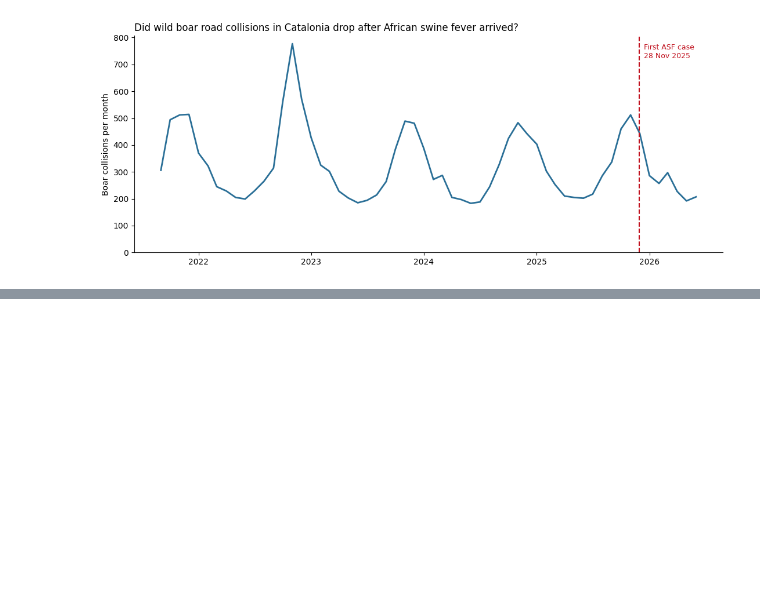
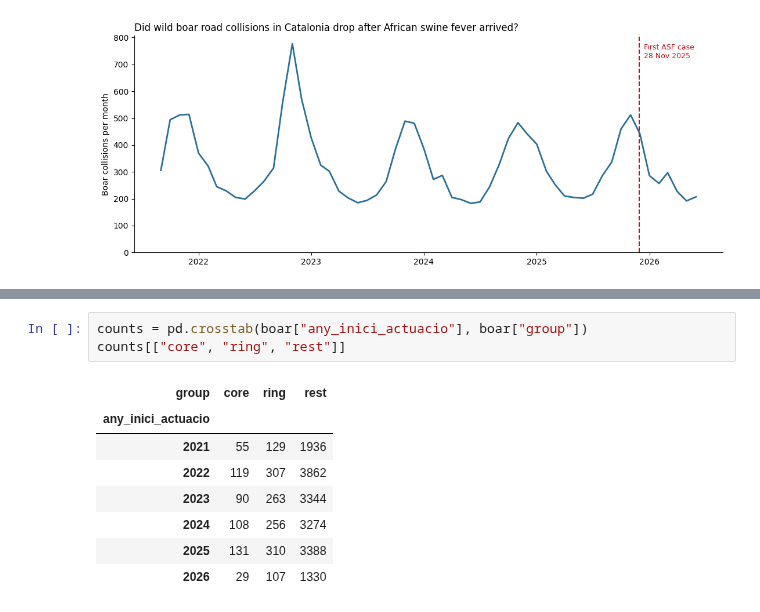
Before and after one commit to Nade94/asf-wild-boar-collisions, a Jupyter notebook: asf_wild_boar_analysis.ipynb, the cells around one changed output, grey strips where cells are left out. Cells and saved outputs as stored; diff of their text form; blank space fills up the shorter version.

```diff
--- a/01_load_explore.ipynb
+++ b/asf_wild_boar_analysis.ipynb
@@ -222,0 +263,12 @@ plt.show()
+# %%
+counts = pd.crosstab(boar["any_inici_actuacio"], boar["group"])
+counts[["core", "ring", "rest"]]
+# %% [output]
+| group | core | ring | rest |
+| any_inici_actuacio |  |  |  |
+| 2021 | 55 | 129 | 1936 |
+| 2022 | 119 | 307 | 3862 |
+| 2023 | 90 | 263 | 3344 |
+| 2024 | 108 | 256 | 3274 |
+| 2025 | 131 | 310 | 3388 |
+| 2026 | 29 | 107 | 1330 |
```
Also changed, not shown: parts of 16 cells of this notebook, 3 other files.
